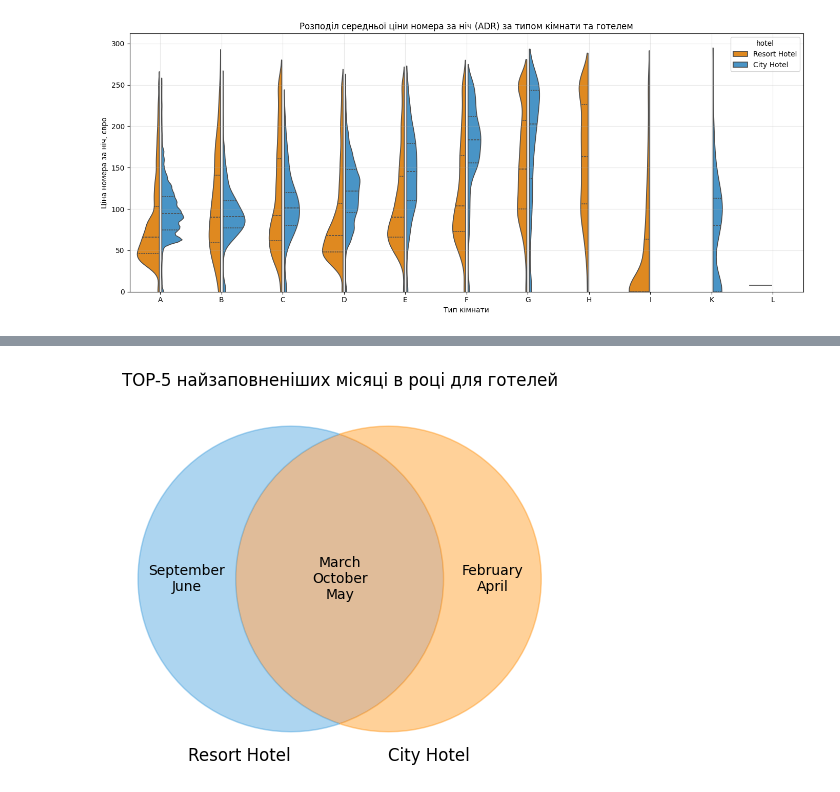
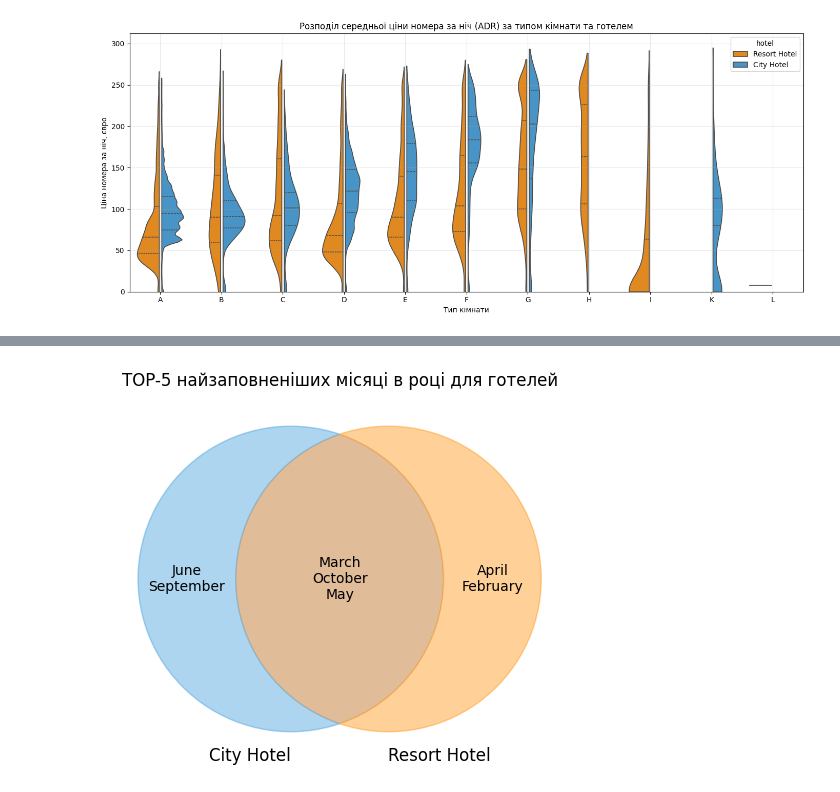
Before and after one commit to AnnaShtyn/Final-Project, a Jupyter notebook: 3.Visualization_in_Python.ipynb, the cells around one changed output, grey strips where cells are left out. Saved outputs shown, nothing was run; the diff lists cells and outputs as text; code cells hidden in the pictures.

```diff
--- a/3.Visualization_in_Python.ipynb
+++ b/3.Visualization_in_Python.ipynb
@@ -204,31 +202,31 @@ fig.show()
 # %%
 # Визначим спільні та відмінні найзаповненіші місяці для 2ох готелей за допомогою діаграми Венна,
 #  побудованої з бібліотекою matplotlib-venn (дані взято з запита в BigQuery)
 
 from matplotlib_venn import venn2
 
 top5_city_hotel_months = {'May', 'June', 'October', 'September', 'March'}
 top5_resort_hotel_months = {'October', 'March', 'April', 'May', 'February'}
 
-v = venn2([top5_resort_hotel_months, top5_city_hotel_months,], set_labels=('Resort Hotel', 'City Hotel'))
+v = venn2([top5_resort_hotel_months, top5_city_hotel_months,], set_labels=('City Hotel', 'Resort Hotel'))
 
 only_city_hotel_top_months = top5_city_hotel_months - top5_resort_hotel_months
 only_resort_hotel_top_months = top5_resort_hotel_months - top5_city_hotel_months
 cross_months = top5_city_hotel_months & top5_resort_hotel_months
 
 if v.get_label_by_id('10'):
     v.get_label_by_id('10').set_text("\n".join(list(only_city_hotel_top_months)))
 if v.get_label_by_id('01'):
     v.get_label_by_id('01').set_text("\n".join(list(only_resort_hotel_top_months)))
 if v.get_label_by_id('11'):
     v.get_label_by_id('11').set_text("\n".join(list(cross_months)))
 
 if v.get_patch_by_id('10'):
     v.get_patch_by_id('10').set_color('#3498db')
 if v.get_patch_by_id('01'):
     v.get_patch_by_id('01').set_color('#ff8c00')
 
 plt.title('TOP-5 найзаповненіших місяці в році для готелей')
 plt.show()
 # %% [output]
-[figure, old version]
+[figure, new version]
```
Also changed, not shown: parts of 2 cells of this notebook.
